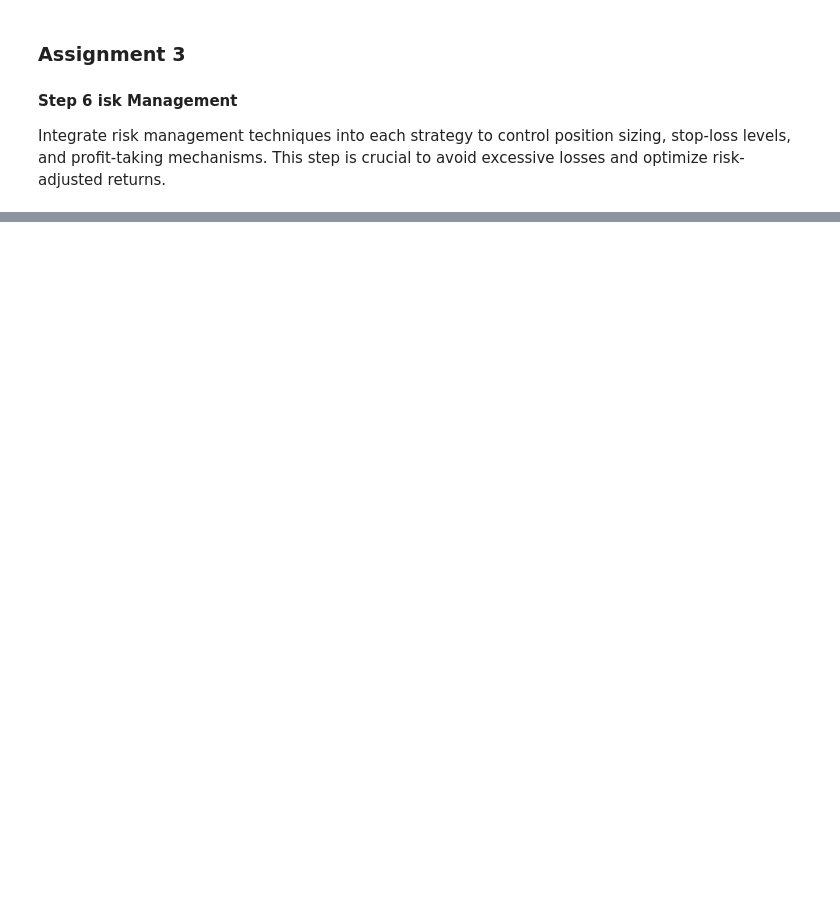
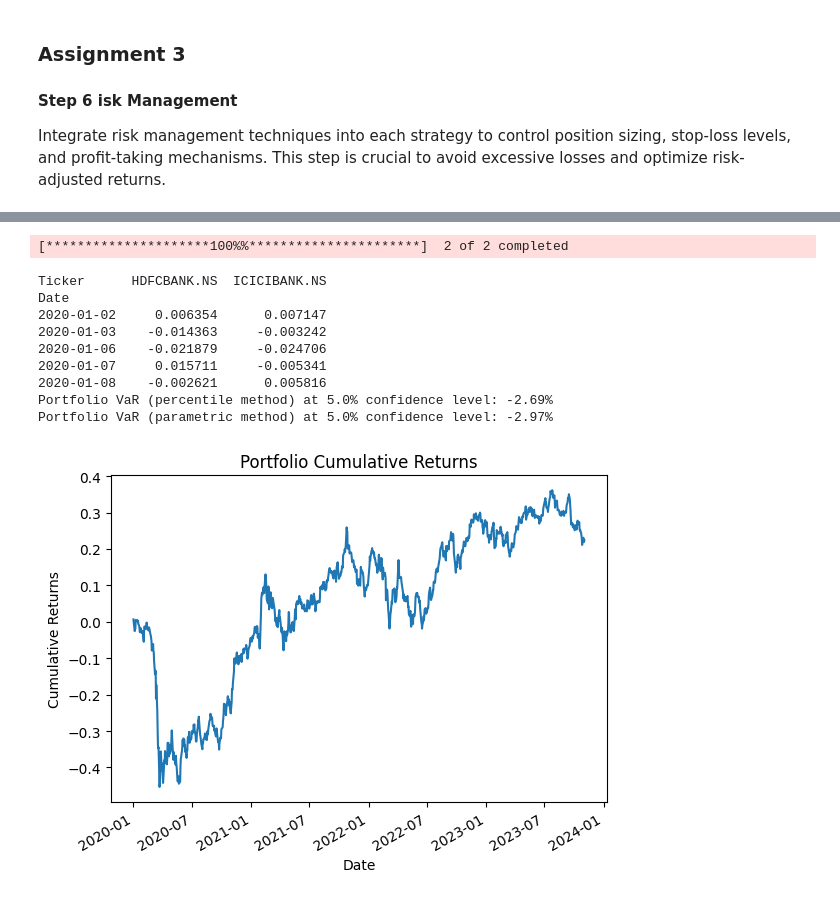
Before and after one commit to gsharma239/MBAZG555, a Jupyter notebook: Assignment-3.ipynb, the cells around one changed output, grey strips where cells are left out. Cells and saved outputs as stored; diff of their text form; code cells hidden in the pictures; blank space fills up the shorter version.

```diff
--- a/Assignment-3.ipynb
+++ b/Assignment-3.ipynb
@@ -111,0 +346,58 @@ ticker_df.head( )
+# %%
+ # calculate the returns on the stock portfolio
+
+portfolio = {
+
+    'ICICIBANK.NS': 0.5,
+    'HDFCBANK.NS': 0.5
+}
+
+start_date = '2020-01-01'
+end_date = '2023-11-03'
+
+ticker_df = yf.download(list(portfolio.keys()), start=start_date, end=end_date)['Adj Close']
+ticker_df.sort_index(ascending=True, inplace=True)
+ticker_df.dropna(inplace = True)
+
+returns = np.log( 1 + ticker_df.pct_change() ).dropna()
+
+print( returns.head() )
+
+portfolio_returns = returns.dot( np.array( list( portfolio.values() ) ) )
+
+mean_returns = portfolio_returns.mean()
+sigma_returns = portfolio_returns.std()
+
+# Set the confidence level
+confidence_level = 0.05
+
+# Calculate VaR using the percentile method
+VaR = np.percentile(portfolio_returns, confidence_level * 100)
+
+# Calculate VaR using the parametric method (assuming normal distribution)
+VaR_parametric = norm.ppf(confidence_level, mean_returns, sigma_returns)
+
+# Print the results
+print(f"Portfolio VaR (percentile method) at {confidence_level * 100}% confidence level: {VaR * 100:.2f}%")
+print(f"Portfolio VaR (parametric method) at {confidence_level * 100}% confidence level: {VaR_parametric * 100:.2f}%")
+
+import matplotlib.pyplot as plt
+
+cumulative_returns = (1 + portfolio_returns).cumprod() - 1
+cumulative_returns.plot()
+plt.title('Portfolio Cumulative Returns')
+plt.xlabel('Date')
+plt.ylabel('Cumulative Returns')
+plt.show()
+# %% [output]
+[*********************100%%**********************]  2 of 2 completed
+Ticker      HDFCBANK.NS  ICICIBANK.NS
+Date
+2020-01-02     0.006354      0.007147
+2020-01-03    -0.014363     -0.003242
+2020-01-06    -0.021879     -0.024706
+2020-01-07     0.015711     -0.005341
+2020-01-08    -0.002621      0.005816
+Portfolio VaR (percentile method) at 5.0% confidence level: -2.69%
+Portfolio VaR (parametric method) at 5.0% confidence level: -2.97%
+[figure, added]
```
Also changed, not shown: parts of 8 cells of this notebook.
